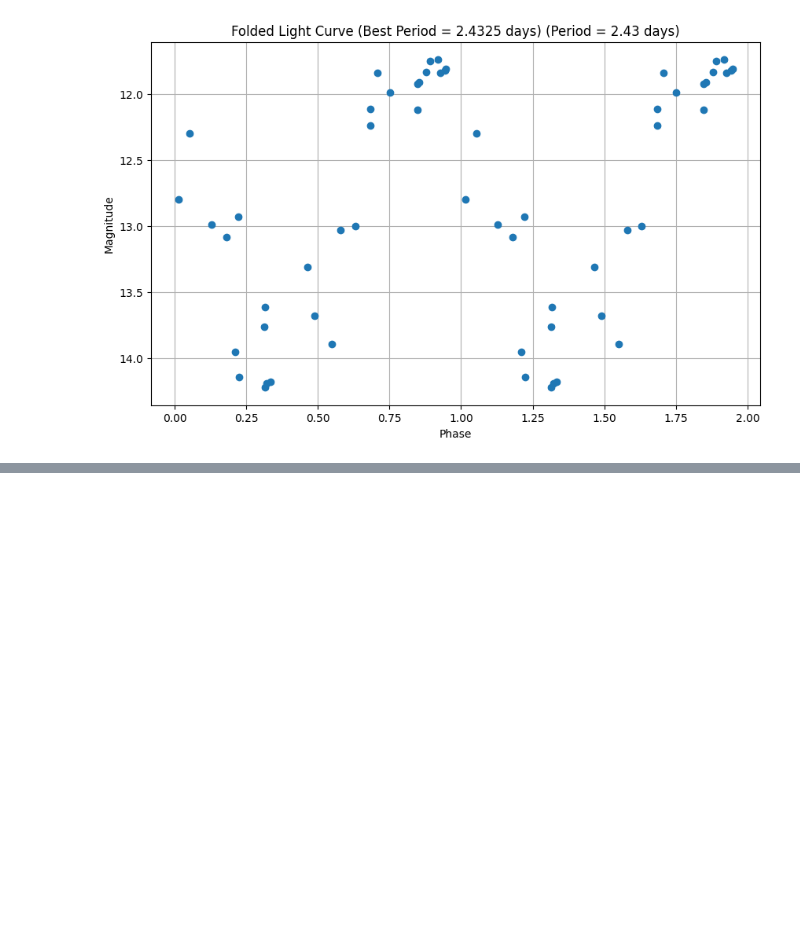
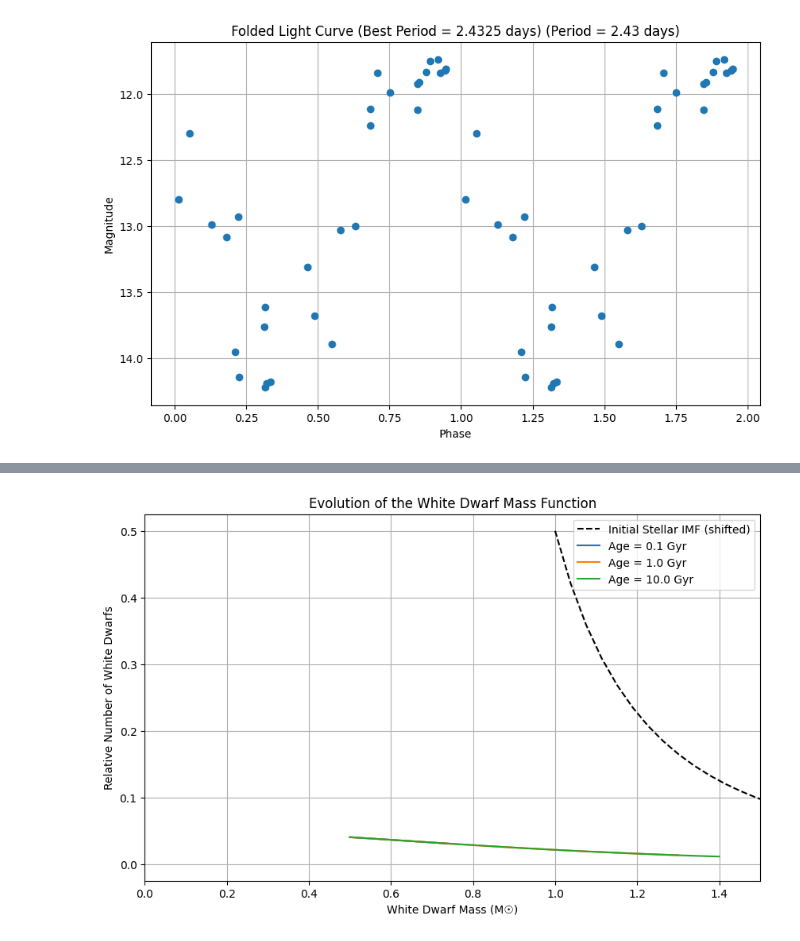
Before and after one commit to Fr4nc3/astrophysics-exercises, a Jupyter notebook: time-domain/time-domain.ipynb, the cells around one changed output, grey strips where cells are left out. Drawn from its saved outputs; the diff is of its cells as text; code cells hidden in the pictures; blank space fills up the shorter version.

```diff
--- a/time-domain/time-domain.ipynb
+++ b/time-domain/time-domain.ipynb
@@ -3710,0 +3766,98 @@ Best period from chi-squared minimization: 2.4325 days
+# %%
+import matplotlib.pyplot as plt
+import numpy as np
+
+def salpeter_imf(m, alpha=2.35):
+  """
+  Approximates the Salpeter Initial Mass Function (IMF).
+
+  Args:
+    m: Stellar mass (in solar masses).
+    alpha: The IMF power-law slope (default is 2.35 for Salpeter).
+
+  Returns:
+    The relative number of stars per unit mass interval.
+  """
+  return m**(-alpha)
+
+def initial_wd_mass_function(m_min, m_max, num_points=100):
+  """
+  Generates an initial white dwarf mass function (very young population).
+
+  Args:
+    m_min: Minimum white dwarf mass to consider.
+    m_max: Maximum white dwarf mass to consider.
+    num_points: Number of points for sampling the distribution.
+
+  Returns:
+    A tuple of (masses, number), where masses is an array of white dwarf masses
+    and number is an array of the relative number of white dwarfs at each mass.
+  """
+  masses = np.linspace(m_min, m_max, num_points)
+  # Assume a simple relationship between initial stellar mass and final WD mass.
+  # This is a placeholder and can be replaced with a more realistic relation.
+  initial_stellar_masses = 3.5 + (masses / 0.8)**2 # Invert the relation between initial mass and WD mass described below
+
+  number = salpeter_imf(initial_stellar_masses)
+  return masses, number
+
+def evolve_wdmf(initial_wdmf, time, low_mass_cutoff=0.5):
+  """
+  Simulates the evolution of the white dwarf mass function over time.
+
+  Args:
+      initial_wdmf: The initial white dwarf mass function (a tuple of masses and number).
+      time: The age of the stellar population (in Gyr).
+      low_mass_cutoff: The lowest mass of WD that can form within 'time'
+
+  Returns:
+      A tuple of (masses, number) representing the evolved WDMF.
+  """
+  wd_masses, wd_number = initial_wdmf
+
+  # Placeholder for a more sophisticated relationship between main-sequence lifetime and mass
+  # This is highly simplified and assumes all stars >8 solar masses have already exploded as supernovae
+  # and stars form white dwarfs according to the relation between initial stellar mass and final WD mass
+  # described below
+  wd_mass_from_time = 0.8*(time**0.5) + low_mass_cutoff  # Example, you should refine this.
+
+  # Create a mask to identify which white dwarfs have had time to form
+  formed_mask = wd_masses <= wd_mass_from_time
+
+  # Remove white dwarfs that haven't had time to form
+  evolved_masses = wd_masses[formed_mask]
+  evolved_number = wd_number[formed_mask]
+
+  return evolved_masses, evolved_number
+
+
+# --- Parameters ---
+m_min = 0.5  # Minimum white dwarf mass (solar masses)
+m_max = 1.4  # Maximum white dwarf mass (Chandrasekhar limit)
+times = [0.1, 1, 10]  # Times to plot (in Gyr)
+
+# --- Generate Initial WDMF ---
+initial_wdmf = initial_wd_mass_function(m_min, m_max)
+
+# --- Evolve and Plot WDMF ---
+plt.figure(figsize=(10, 6))
+
+# Plot initial stellar IMF (shifted for visibility)
+initial_stellar_masses = np.linspace(0.5, 8, 200)
+initial_imf_values = salpeter_imf(initial_stellar_masses)
+plt.plot(initial_stellar_masses + 0.5, initial_imf_values / np.max(initial_imf_values) * 0.5,
+         'k--', label='Initial Stellar IMF (shifted)')
+
+for time in times:
+    evolved_wdmf = evolve_wdmf(initial_wdmf, time)
+    plt.plot(evolved_wdmf[0], evolved_wdmf[1], label=f'Age = {time:.1f} Gyr')
+
+plt.xlabel('White Dwarf Mass (M☉)')
+plt.ylabel('Relative Number of White Dwarfs')
+plt.title('Evolution of the White Dwarf Mass Function')
+plt.xlim(0, 1.5)
+plt.legend()
+plt.grid(True)
+plt.show()
+# %% [output]
+[figure, added]
```
Also changed, not shown: parts of 22 cells of this notebook.
